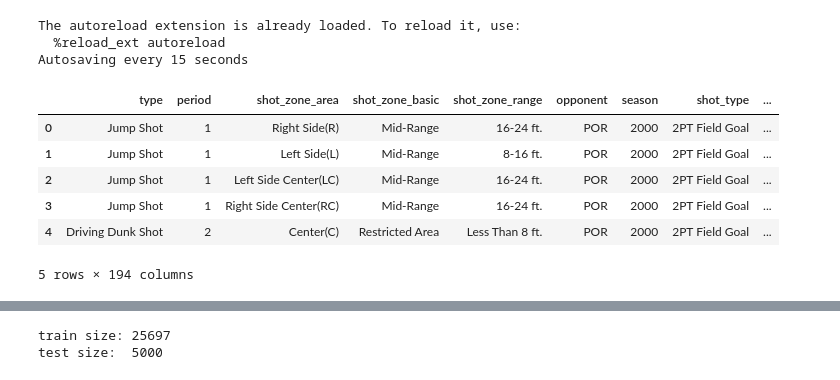
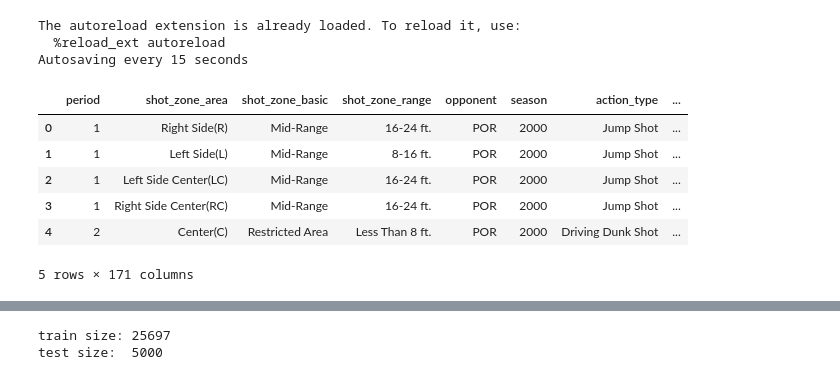
Before and after one commit to pinguinson/kobe-bryant-shot-selection, a Jupyter notebook: Exploration.ipynb, the cells around one changed output, grey strips where cells are left out. Drawn from its saved outputs; the diff is of its cells as text; code cells hidden in the pictures.

```diff
--- a/Exploration.ipynb
+++ b/Exploration.ipynb
@@ -45,43 +44,43 @@ data['month'] = data.apply(lambda row: int(row['game_date'].split('-')[1]), axis
 
 # remove outliers
 data['shot_distance'] = data.apply(lambda row: 28 if row['shot_distance'] > 28 else row['shot_distance'], axis=1)
 
 features = [
-    'time_remaining',
     'shot_distance',
     'last_moment',
     'away',
 ]
 binarize = [
-    'type',
+    #'type',
     'period',
     'shot_zone_area',
     'shot_zone_basic',
     'shot_zone_range',
     'opponent',
     'season',
-    'shot_type',
+    #'shot_type',
     'action_type',
     'combined_shot_type'
 ]
+
 dummie_counter = {}
 for feature in binarize:
     dummie_counter[feature] = len(data[feature].unique())
 
 data = pd.concat([data[binarize], pd.get_dummies(data, columns=binarize)], axis=1)
 for col in data.columns.tolist():
     for feature in binarize:
         if col.startswith(feature) and col != feature:
             features.append(col)
 data.head()
 # %% [output]
-|  | type | period | shot_zone_area | shot_zone_basic | shot_zone_range | opponent | season | shot_type | ... |
-| 0 | Jump Shot | 1 | Right Side(R) | Mid-Range | 16-24 ft. | POR | 2000 | 2PT Field Goal | ... |
-| 1 | Jump Shot | 1 | Left Side(L) | Mid-Range | 8-16 ft. | POR | 2000 | 2PT Field Goal | ... |
-| 2 | Jump Shot | 1 | Left Side Center(LC) | Mid-Range | 16-24 ft. | POR | 2000 | 2PT Field Goal | ... |
-| 3 | Jump Shot | 1 | Right Side Center(RC) | Mid-Range | 16-24 ft. | POR | 2000 | 2PT Field Goal | ... |
-| 4 | Driving Dunk Shot | 2 | Center(C) | Restricted Area | Less Than 8 ft. | POR | 2000 | 2PT Field Goal | ... |
+|  | period | shot_zone_area | shot_zone_basic | shot_zone_range | opponent | season | action_type | ... |
+| 0 | 1 | Right Side(R) | Mid-Range | 16-24 ft. | POR | 2000 | Jump Shot | ... |
+| 1 | 1 | Left Side(L) | Mid-Range | 8-16 ft. | POR | 2000 | Jump Shot | ... |
+| 2 | 1 | Left Side Center(LC) | Mid-Range | 16-24 ft. | POR | 2000 | Jump Shot | ... |
+| 3 | 1 | Right Side Center(RC) | Mid-Range | 16-24 ft. | POR | 2000 | Jump Shot | ... |
+| 4 | 2 | Center(C) | Restricted Area | Less Than 8 ft. | POR | 2000 | Driving Dunk Shot | ... |
-5 rows × 194 columns
+5 rows × 171 columns
 # %%
 def get_acc(data, field):
     ct = pd.crosstab(data.shot_made_flag, data[field]).apply(lambda x: x / x.sum(), axis=0)
```
Also changed, not shown: parts of 16 cells of this notebook, 2 other files.
